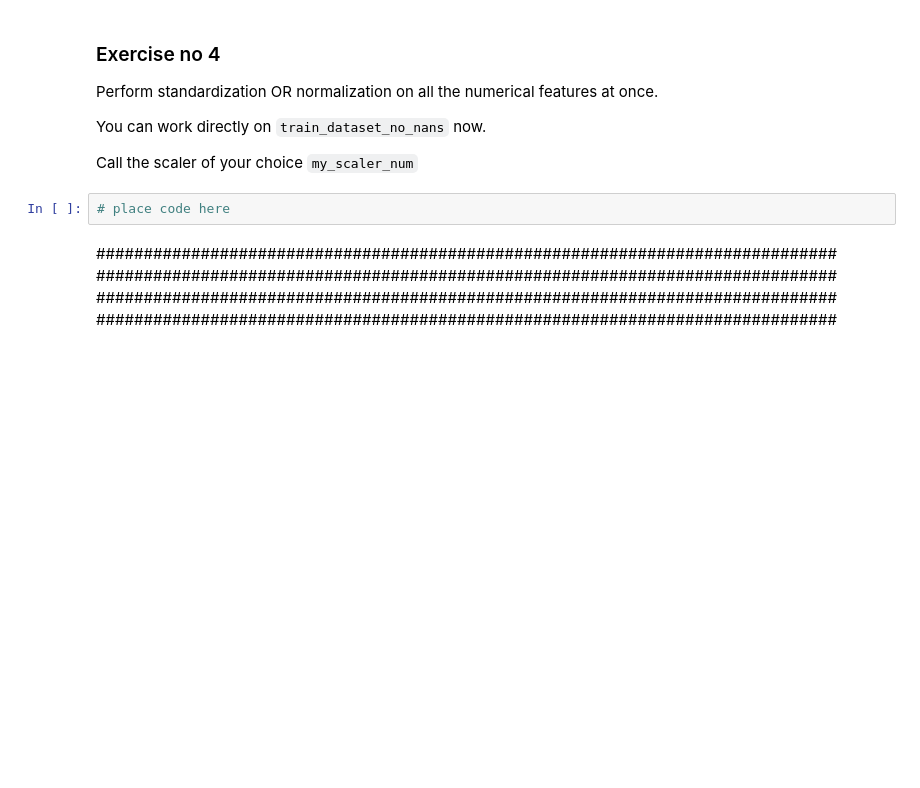
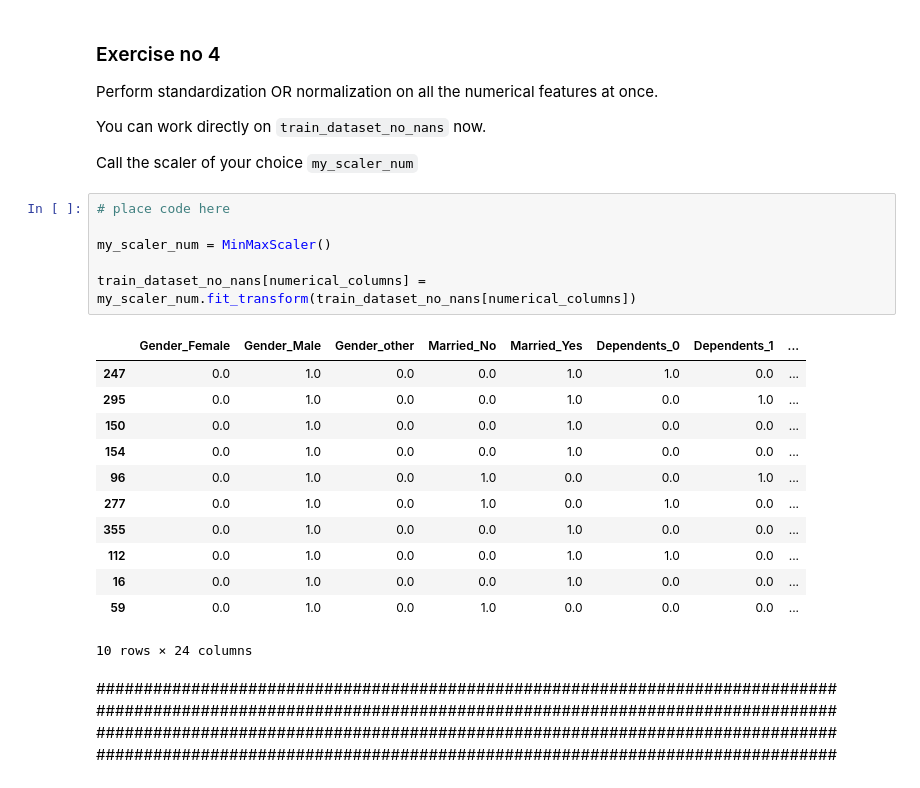
Before and after one commit to razaqfatiu/Machine-Learning, a Jupyter notebook: COMP1804_Lab_2_Data_Pre_processing_22_23.ipynb, the cells around one changed output. Drawn from its saved outputs; the diff is of its cells as text; blank space fills up the shorter version.

Commit message:
Normalize numerical columns with the minMaxscaler method

```diff
--- a/COMP1804_Lab_2_Data_Pre_processing_22_23.ipynb
+++ b/COMP1804_Lab_2_Data_Pre_processing_22_23.ipynb
@@ -919,6 +947,23 @@ You can work directly on `train_dataset_no_nans` now.
 Call the scaler of your choice `my_scaler_num`
 # %%
 # place code here
+
+my_scaler_num = MinMaxScaler()
+
+train_dataset_no_nans[numerical_columns] = my_scaler_num.fit_transform(train_dataset_no_nans[numerical_columns])
+# %% [output]
+|  | Gender_Female | Gender_Male | Gender_other | Married_No | Married_Yes | Dependents_0 | Dependents_1 | ... |
+| 247 | 0.0 | 1.0 | 0.0 | 0.0 | 1.0 | 1.0 | 0.0 | ... |
+| 295 | 0.0 | 1.0 | 0.0 | 0.0 | 1.0 | 0.0 | 1.0 | ... |
+| 150 | 0.0 | 1.0 | 0.0 | 0.0 | 1.0 | 0.0 | 0.0 | ... |
+| 154 | 0.0 | 1.0 | 0.0 | 0.0 | 1.0 | 0.0 | 0.0 | ... |
+| 96 | 0.0 | 1.0 | 0.0 | 1.0 | 0.0 | 0.0 | 1.0 | ... |
+| 277 | 0.0 | 1.0 | 0.0 | 1.0 | 0.0 | 1.0 | 0.0 | ... |
+| 355 | 0.0 | 1.0 | 0.0 | 0.0 | 1.0 | 0.0 | 0.0 | ... |
+| 112 | 0.0 | 1.0 | 0.0 | 0.0 | 1.0 | 1.0 | 0.0 | ... |
+| 16 | 0.0 | 1.0 | 0.0 | 0.0 | 1.0 | 0.0 | 0.0 | ... |
+| 59 | 0.0 | 1.0 | 0.0 | 1.0 | 0.0 | 0.0 | 0.0 | ... |
+10 rows × 24 columns
 # %% [markdown]
 ##############################################################################
 ##############################################################################
```
Also changed, not shown: parts of 2 cells of this notebook.
